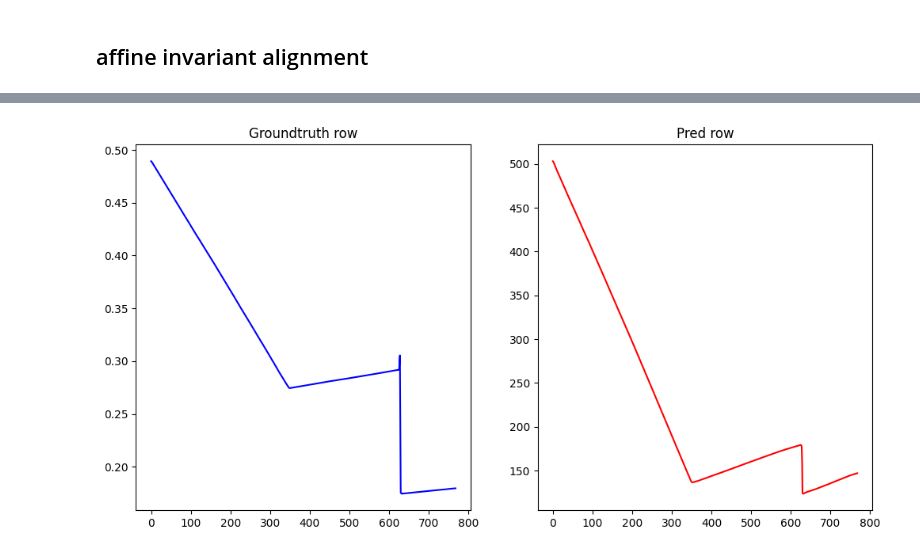
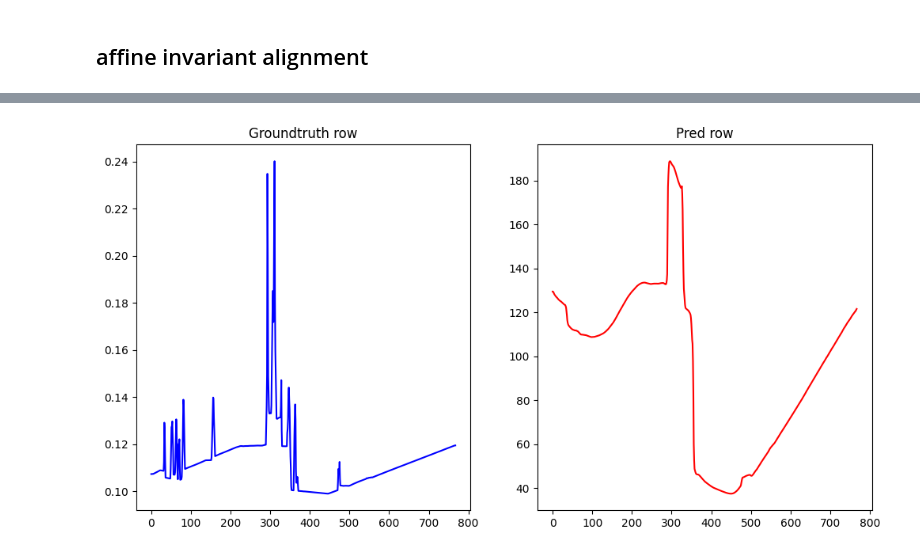
Before and after one commit to gkmocastro/depth-metrics-pavic, a Jupyter notebook: metrics.ipynb, the cells around one changed output, grey strips where cells are left out. Cells and saved outputs as stored; diff of their text form; code cells hidden in the pictures.

```diff
--- a/metrics.ipynb
+++ b/metrics.ipynb
@@ -78,6 +78,7 @@ filenames_mask = get_sorted_files(diode_path, "_depth_mask.npy")
 filenames_preds_indoor = get_sorted_files(diode_indoor_preds, ".npy")
 # %%
 index = 90
+index = 5
 pred_diode = np.load(filenames_preds_indoor[index])
 groundtruth = np.load(filenames_depth[index])
 rgb = np.array(Image.open(filenames_img[index]))
@@ -127,18 +149,16 @@ flat_pred_masked.shape
 # %%
-row_index = round(W*(1/3))
+row_index = round(W*(6/10))
 disp_row = disparity_masked[:, row_index]
 disp_row = disp_row.reshape(H)
 pred_row = pred_diode[:, row_index]
-pred_row= pred_row.reshape(H)
-x = np.linspace(0, H, H)
 
 plt.figure(figsize=(12,6))
 plt.subplot(1,2,1)
-plt.plot( x, disp_row, 'b')
+plt.plot(disp_row, 'b')
 plt.title("Groundtruth row")
 plt.subplot(1,2,2)
-plt.plot(x, pred_row, 'r')
+plt.plot(pred_row, 'r')
 plt.title("Pred row")
 plt.show()
 # %% [output]
-[figure, old version]
+[figure, new version]
```
Also changed, not shown: parts of 7 cells of this notebook.
